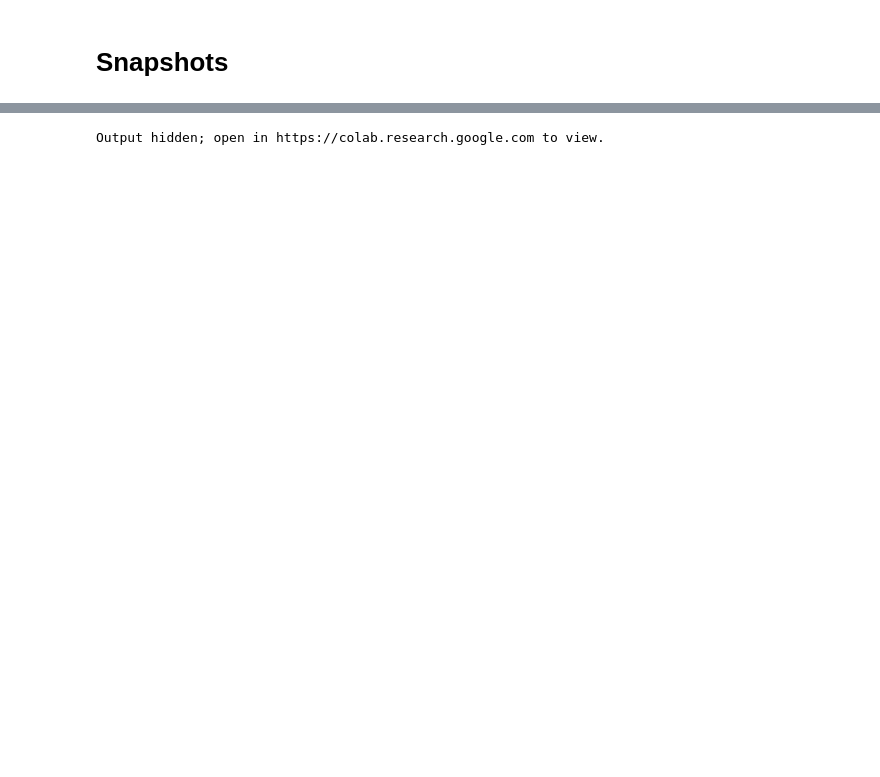
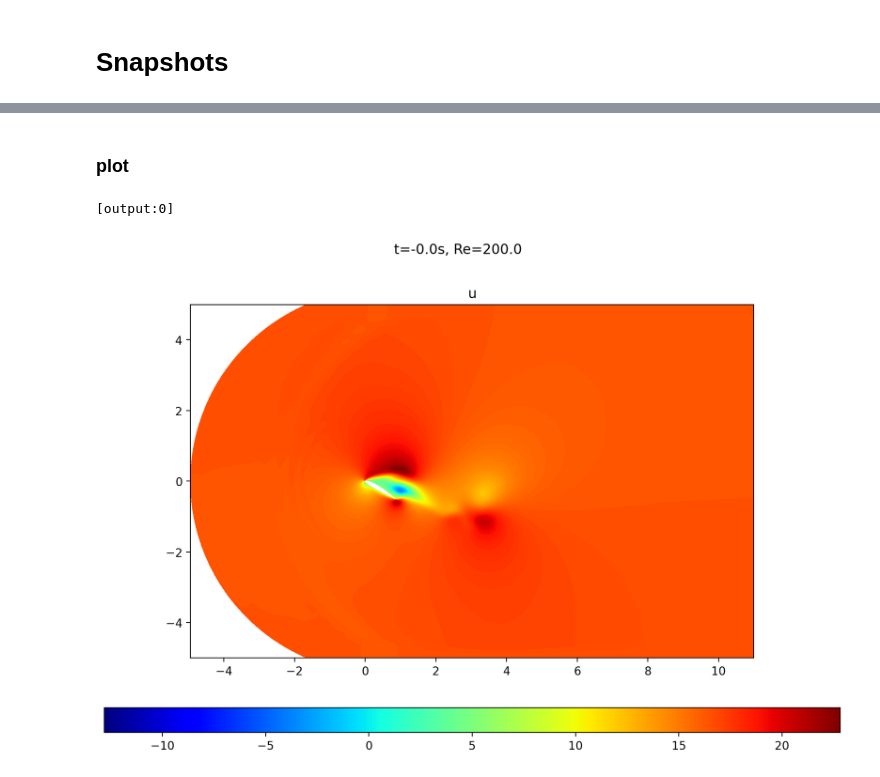
Before and after one commit to adrianoracano/mySHRED, a Jupyter notebook: dataset_airfoil_parallel.ipynb, the cells around one changed output, grey strips where cells are left out. Cells and saved outputs as stored; diff of their text form; code cells hidden in the pictures; blank space fills up the shorter version.

```diff
--- a/dataset_airfoil_parallel.ipynb
+++ b/dataset_airfoil_parallel.ipynb
@@ -345,7 +379,9 @@ def order_polygon(xy_points):
     sorted_indices = np.argsort(angles)
     ordered_points = xy_points[sorted_indices]
 
-    return ordered_points
+    biggest_x_idx = np.argmax(ordered_points[:, 0]) #useful for airfoil
+
+    return np.concatenate([ordered_points[biggest_x_idx:], ordered_points[:biggest_x_idx]])
 
 def point_in_obstacle(xy_points, xy_obstacle):
     """
@@ -1170,3 +1616,5 @@ if rank==0:
+# %% [markdown]
+### plot
 # %%
 %%px
 from matplotlib.animation import FuncAnimation, PillowWriter
@@ -1175,8 +1623,8 @@ import matplotlib.colors as mcolors
 
 if rank==0:
     # Ora coords_global ha shape (11289,2)
-    x = coords_global[:,0]
-    y = coords_global[:,1]
+    x = coords[:,0]
+    y = coords[:,1]
     triang = tri.Triangulation(x, y)
 
     # Calcola la magnitudine di u per tutti i timestep e determina min e max globali
@@ -1197,68 +1645,89 @@ if rank==0:
     sm_v.set_array([])
     sm_p = ScalarMappable(cmap='jet', norm=norm_p)
     sm_p.set_array([])
+
     # Imposta la figura con 2 sottotrame
     scale = 2
     nrows = 1
     ncols = 2
 
-    cyl_coords = []
-    cyl_coords.append(airfoil_coords[np.where((airfoil_coords[:, 0] - centers[0][0])**2 + (airfoil_coords[:, 1] - centers[0][1])**2 <= (R + 1e-3)**2)])
-    cyl_coords.append(airfoil_coords[np.where((airfoil_coords[:, 0] - centers[1][0])**2 + (airfoil_coords[:, 1] - centers[1][1])**2 <= (R + 1e-3)**2)])
-    cyl_coords.append(airfoil_coords[np.where((airfoil_coords[:, 0] - centers[2][0])**2 + (airfoil_coords[:, 1] - centers[2][1])**2 <= (R + 1e-3)**2)])
+    # cyl_coords = []
+    # cyl_coords.append(airfoil_coords[np.where((airfoil_coords[:, 0] - centers[0][0])**2 + (airfoil_coords[:, 1] - centers[0][1])**2 <= (R + 1e-3)**2)])
+    # cyl_coords.append(airfoil_coords[np.where((airfoil_coords[:, 0] - centers[1][0])**2 + (airfoil_coords[:, 1] - centers[1][1])**2 <= (R + 1e-3)**2)])
+    # cyl_coords.append(airfoil_coords[np.where((airfoil_coords[:, 0] - centers[2][0])**2 + (airfoil_coords[:, 1] - centers[2][1])**2 <= (R + 1e-3)**2)])
 # %%
 %%px
 from IPython.display import display
 from matplotlib.axes import Axes
 
+# airfoil_coords_plot = airfoil_coords[3:, :].tolist()
+# airfoil_coords_plot = np.array([airfoil_coords[0]] + airfoil_coords_plot[:68] + [airfoil_coords[1]] + airfoil_coords_plot[68:136] + [airfoil_coords[2]] + airfoil_coords_plot[136:])
+
 if rank==0:
 
 
-    plotlist = [u_np,
-                # v_np,
-                # p_np
+    fields_and_tiles = [
+                (u_np, "u"),
+                # (v_np, "v"),
+                # (p_np, "p")
                 ]
-    titlelist = ["u", "v", "p"]
     sm_list = [sm_u, sm_v, sm_p]
     norm_list = [norm_u, norm_v, norm_p]
 
-    fig, axs = plt.subplots(1, len(plotlist))
+    fig, axs = plt.subplots(1, len(fields_and_tiles))
     # add_zoom(2.4)
 
     # add_zoom(2.4)
 
     if isinstance(axs, Axes):
         axs = [axs]
 
     # plt.gcf().set_figheight(plt.gcf().get_figheight() * 0.3)
-    zoom = len(axs) * 0.5 + 1
-    plt.gcf().set_figheight(plt.gcf().get_figheight() * zoom * (0.85)/len(axs))
+    zoom = (len(axs) * 0.5 + 1) * 1.2
+    plt.gcf().set_figheight(plt.gcf().get_figheight() * zoom * ((0.85)/len(axs) + 0.015 * len(axs)))
     plt.gcf().set_figwidth(plt.gcf().get_figwidth() * zoom)
 
-    for i, field in enumerate(plotlist):
+    for i, (field, title) in enumerate(fields_and_tiles):
         cbar_i = fig.colorbar(sm_list[i], ax=axs[i], orientation='horizontal', pad = 0.08 + len(axs) * 0.025, aspect = 30)
-        axs[i].set_title(titlelist[i])
+        axs[i].set_title(title)
 
-    whichtimes = np.arange(0, ntimes, 10)
+    # whichtimes = np.arange(0, ntimes, 10)
     # whichtimes = [ntimes-1]
+    whichtimes = [-1]
     for time in whichtimes:
 
-        for i, field in enumerate(plotlist):
+        for i, (field, _) in enumerate(fields_and_tiles):
 
-            cont = axs[i].tricontourf(triang, field[time, :], cmap="jet", levels=200, norm=norm_list[i])
+            cont = axs[i].tricontourf(triang, field[time, :], cmap="jet", levels=200
+                                      # , norm=norm_list[i]
+                                      )
             axs[i].set_aspect("equal")
 
         for ax in axs:
             ax.fill(airfoil_coords[:,0], airfoil_coords[:,1], 'white', edgecolor='white', lw=0)
+            # ax.set_xlim([-5, 12.5])
+            # ax.set_ylim([-5, 5])
+            # ax.scatter(coords[:, 0], coords[:, 1], c="k")
 
-        plt.gca().set_xlim([x_le - 0.2*chord, x_le + 1.5*chord])
-        plt.gca().set_ylim([y_le - chord*0.7, y_le + 0.2*chord])
+        # x_p, y_p = x_le + chord/2, y_le - 0.2 # circa baricentro
+        # x_p, y_p = x_le, y_le # le
+        # x_p, y_p = x_le + chord, y_le # te per 0 gradi
+
+        # x_p, y_p = 0.9, -0.42 # te per 20 gradi
+        # x_p, y_p = 0.862, -0.5 # te per 30 gradi
+        # dist = 0.1
+        # plt.gca().set_xlim([x_p - dist*chord, x_p + dist*chord])
+        # plt.gca().set_ylim([y_p - chord*dist, y_p + dist*chord])
+
+        # plt.gca().set_xlim([-5, 12.5])
+        # plt.gca().set_ylim([-5, 5])
 
         # fig.subplots_adjust(top=2.95, bottom=0)
         fig.suptitle(f"t={(time*save_to_np_every_steps)/timesteps*T:.1f}s, Re={U_max * chord * rho_ / params[1][0]:.1f} ")
 
         display(fig)
         plt.close(fig)
         clc(wait=True)
 # %% [output]
-Output hidden; open in https://colab.research.google.com to view.
+[output:0]
+[figure, added]
```
Also changed, not shown: parts of 68 cells of this notebook, 3 other files.
